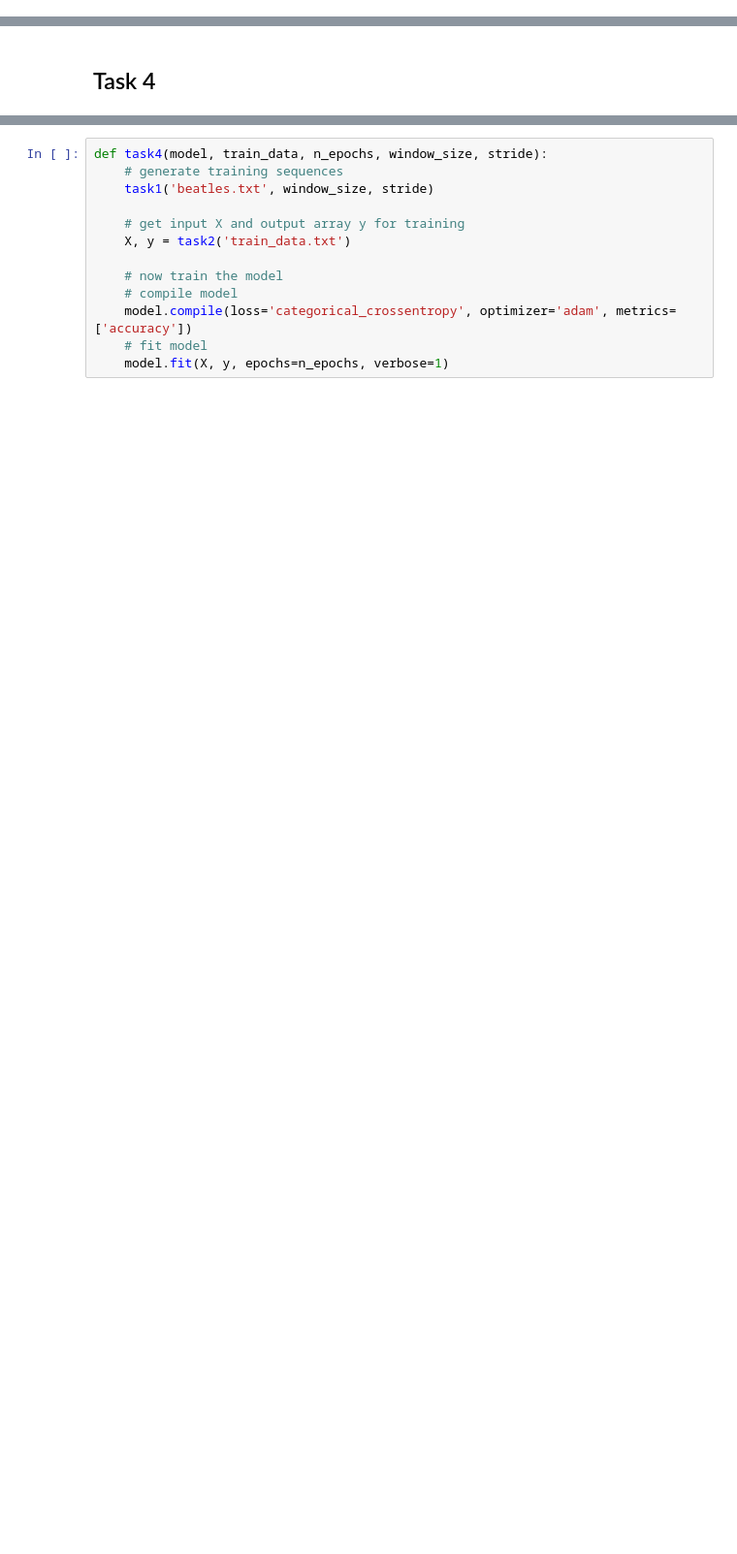
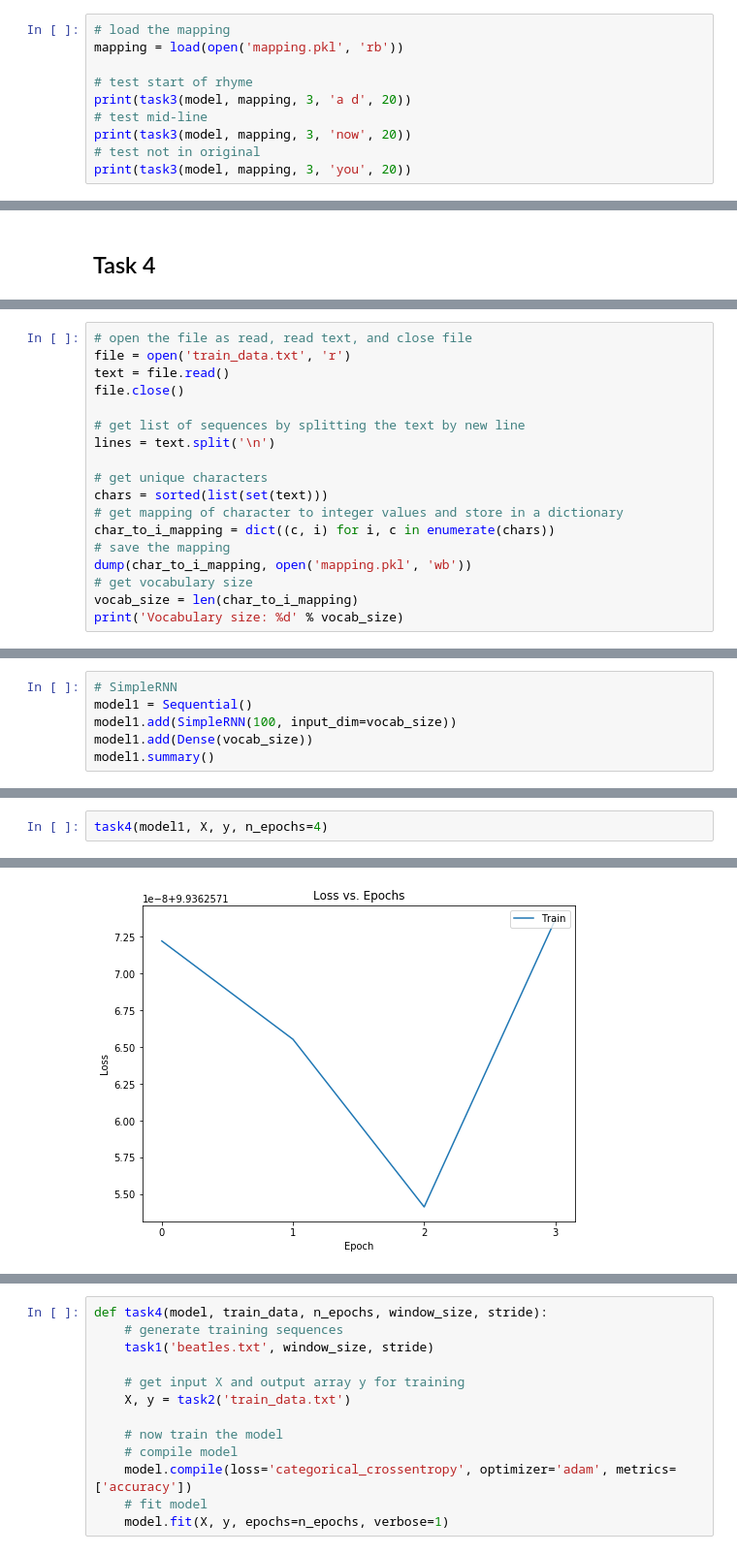
Before and after one commit to cmetzner93/DeepLearning_Project4, a Jupyter notebook: project_4.ipynb, the cells around one changed output, grey strips where cells are left out. Shown: that part at 97% size. Saved outputs shown, nothing was run; the diff lists cells and outputs as text; blank space fills up the shorter version.

Commit message:
task 3 and 4 done, task 5, 6 started

```diff
--- a/project_4.ipynb
+++ b/project_4.ipynb
@@ -102,0 +122,10 @@ def task3(model, window_size, init_chars, n_chars):
+# %%
+# load the mapping
+mapping = load(open('mapping.pkl', 'rb'))
+
+# test start of rhyme
+print(task3(model, mapping, 3, 'a d', 20))
+# test mid-line
+print(task3(model, mapping, 3, 'now', 20))
+# test not in original
+print(task3(model, mapping, 3, 'you', 20))
@@ -104,0 +170,18 @@ def task3(model, window_size, init_chars, n_chars):
+# %%
+# open the file as read, read text, and close file
+file = open('train_data.txt', 'r')
+text = file.read()
+file.close()
+
+# get list of sequences by splitting the text by new line
+lines = text.split('\n')
+
+# get unique characters
+chars = sorted(list(set(text)))
+# get mapping of character to integer values and store in a dictionary
+char_to_i_mapping = dict((c, i) for i, c in enumerate(chars))
+# save the mapping
+dump(char_to_i_mapping, open('mapping.pkl', 'wb'))
+# get vocabulary size
+vocab_size = len(char_to_i_mapping)
+print('Vocabulary size: %d' % vocab_size)
@@ -104,0 +190,6 @@ def task3(model, window_size, init_chars, n_chars):
+# %%
+# SimpleRNN
+model1 = Sequential()
+model1.add(SimpleRNN(100, input_dim=vocab_size))
+model1.add(Dense(vocab_size))
+model1.summary()
@@ -104,0 +211,3 @@ def task3(model, window_size, init_chars, n_chars):
+# %%
+task4(model1, X, y, n_epochs=4)
+# %% [output]
@@ -104,0 +224 @@ def task3(model, window_size, init_chars, n_chars):
+[figure, added]
```
Also changed, not shown: parts of 25 cells of this notebook, 1 other file.
